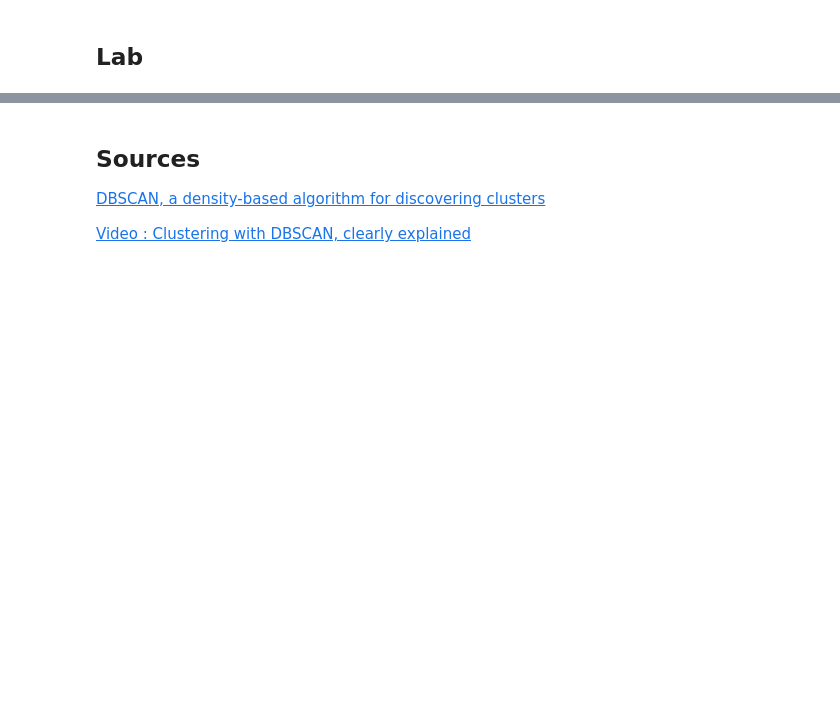
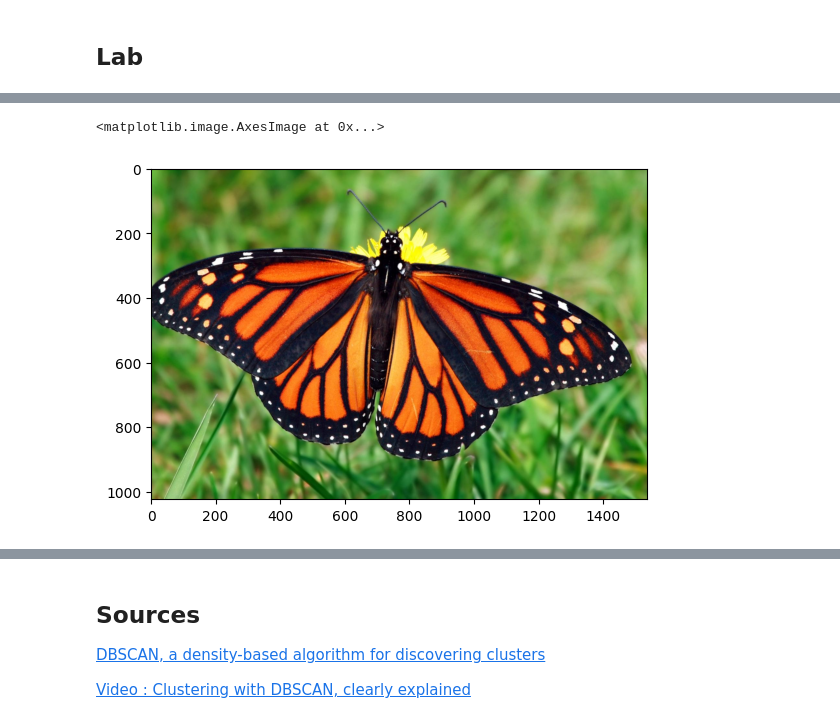
Before and after one commit to victorrbc/tp_dbscan, a Jupyter notebook: RICCARDI_ROBIC_dbscan.ipynb, the cells around one changed output, grey strips where cells are left out. Saved outputs shown, nothing was run; the diff lists cells and outputs as text; code cells hidden in the pictures; blank space fills up the shorter version.

```diff
--- a/RICCARDI_ROBIC_dbscan.ipynb
+++ b/RICCARDI_ROBIC_dbscan.ipynb
@@ -95,0 +158,5 @@ print(I)
+# %%
+plt.imshow(I2)
+# %% [output]
+<matplotlib.image.AxesImage at 0x...>
+[figure, added]
```
Also changed, not shown: parts of 19 cells of this notebook, 4 other files.
